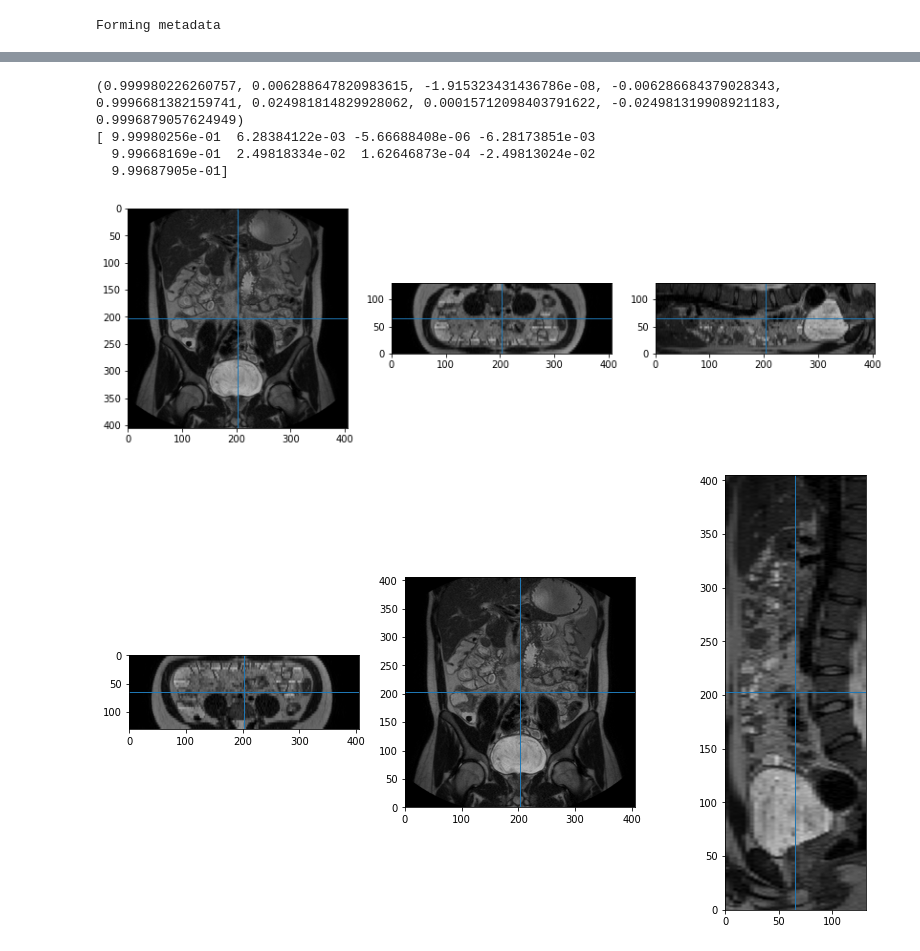
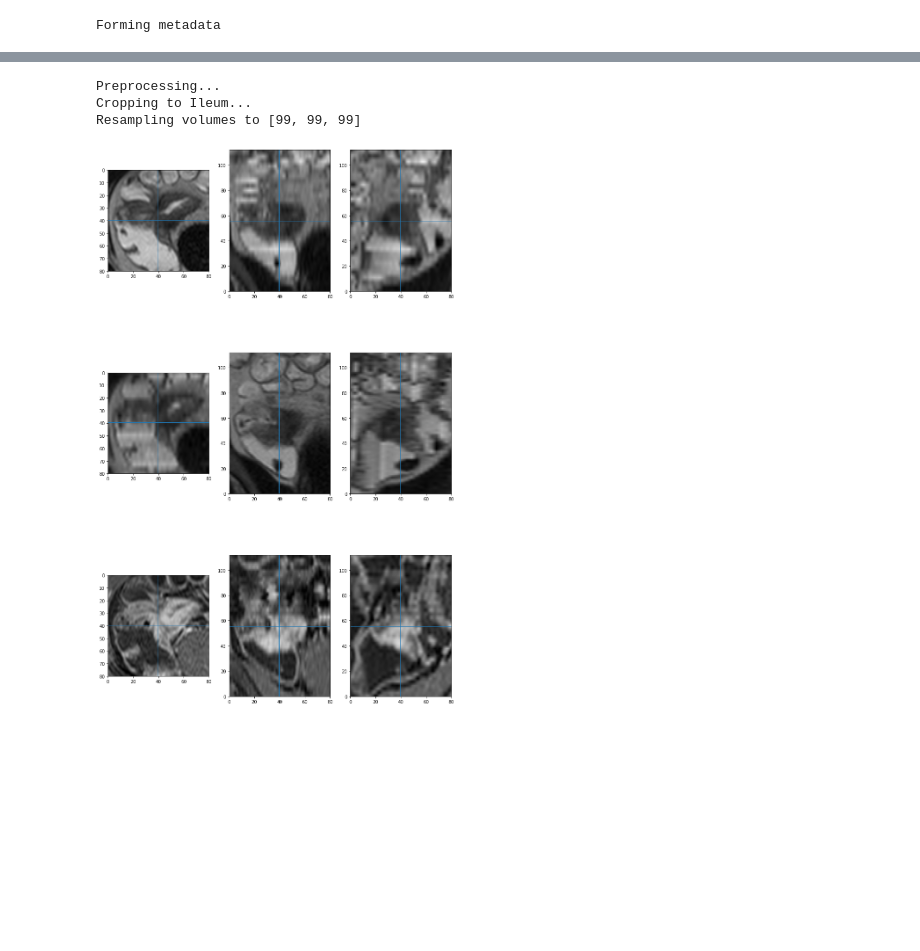
Before and after one commit to matt-baugh/CrohnsDisease, a Jupyter notebook: preprocessing/multimodal_processing_test.ipynb, the cells around one changed output, grey strips where cells are left out. Cells and saved outputs as stored; diff of their text form; code cells hidden in the pictures; blank space fills up the shorter version.

Commit message:
Load split postcontrast images

```diff
--- a/preprocessing/multimodal_processing_test.ipynb
+++ b/preprocessing/multimodal_processing_test.ipynb
@@ -110,18 +122,18 @@ from metadata import Metadata
 from np_generator import NumpyGenerator
 
 # Reverse-engineer dimensions from desired global average pooling size (assuming three downsampling layers)
-pool_size = [10, 10, 3]
+pool_size = [10, 10, 10]
 input_size = [2 * (2 * (2 * x + 1) + 1) + 1 for x in pool_size]
-reference_size = [x + pad for x, pad in zip(input_size, [12, 12, 6])]
+reference_size = [x + pad for x, pad in zip(input_size, [12, 12, 12])]
 k = 4
 test_proportion = 0.25
 print('input_size', input_size)
 print('record_size', reference_size)
 
 # Path setting
-data_path = '/vol/bitbucket/rh2515/MRI_Crohns'
-label_path = '/vol/bitbucket/rh2515/MRI_Crohns/labels'
+data_path = '/vol/bitbucket/mb4617/MRI_Crohns'
+label_path = '/vol/bitbucket/mb4617/MRI_Crohns/labels'
 
-abnormal_cases = [0]
-healthy_cases = []
+abnormal_cases = list(range(1))
+healthy_cases = list(range(0))
 # %% [output]
@@ -228,14 +150,23 @@ print_dir(coronal_dir_mat @ rot_mat)
-# %%
-print(axial_dir)
-print((coronal_dir_mat @ rot_mat).flatten())
-# %% [output]
-(0.999980226260757, 0.006288647820983615, -1.915323431436786e-08, -0.006286684379028343, 0.9996681382159741, 0.024981814829928062, 0.00015712098403791622, -0.024981319908921183, 0.9996879057624949)
-[ 9.99980256e-01  6.28384122e-03 -5.66688408e-06 -6.28173851e-03
-  9.99668169e-01  2.49818334e-02  1.62646873e-04 -2.49813024e-02
-  9.99687905e-01]
-# %%
-display_image(test_coronal)
-display_image(metadata.patients[0].coronal_image)
-# %% [output]
-[figure, removed]
-[figure, removed]
+# %%
+for p in metadata.patients:
+    p.load_image_data(True, True, True)
+
+#display_patient(metadata.patients[0])
+
+
+preprocessor = Preprocessor(constant_volume_size=reference_size)
+metadata.patients = preprocessor.process(metadata.patients, ileum_crop=True, region_grow_crop=False, statistical_region_crop=False)
+
+for p in metadata.patients:
+    p_imgs = [p.axial_image, p.coronal_image, p.axial_postcon_image]
+    fig, axes = plt.subplots(3, 3, figsize=(14, 24))
+
+    for i in range(3):
+        display_image(p_imgs[i], existing_ax=axes[i])
+
+    plt.show()
+# %% [output]
+Preprocessing...
+Cropping to Ileum...
+Resampling volumes to [99, 99, 99]
+[figure, added]
```
Also changed, not shown: parts of 10 cells of this notebook, 1 other file.
